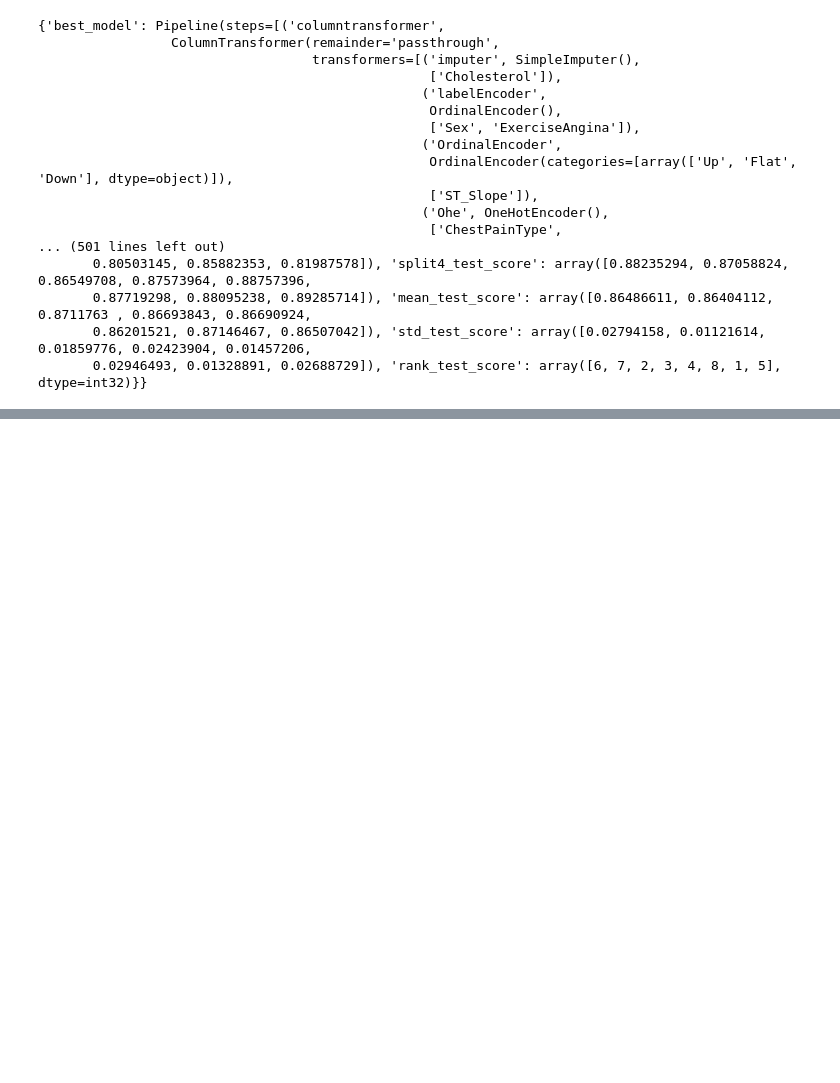
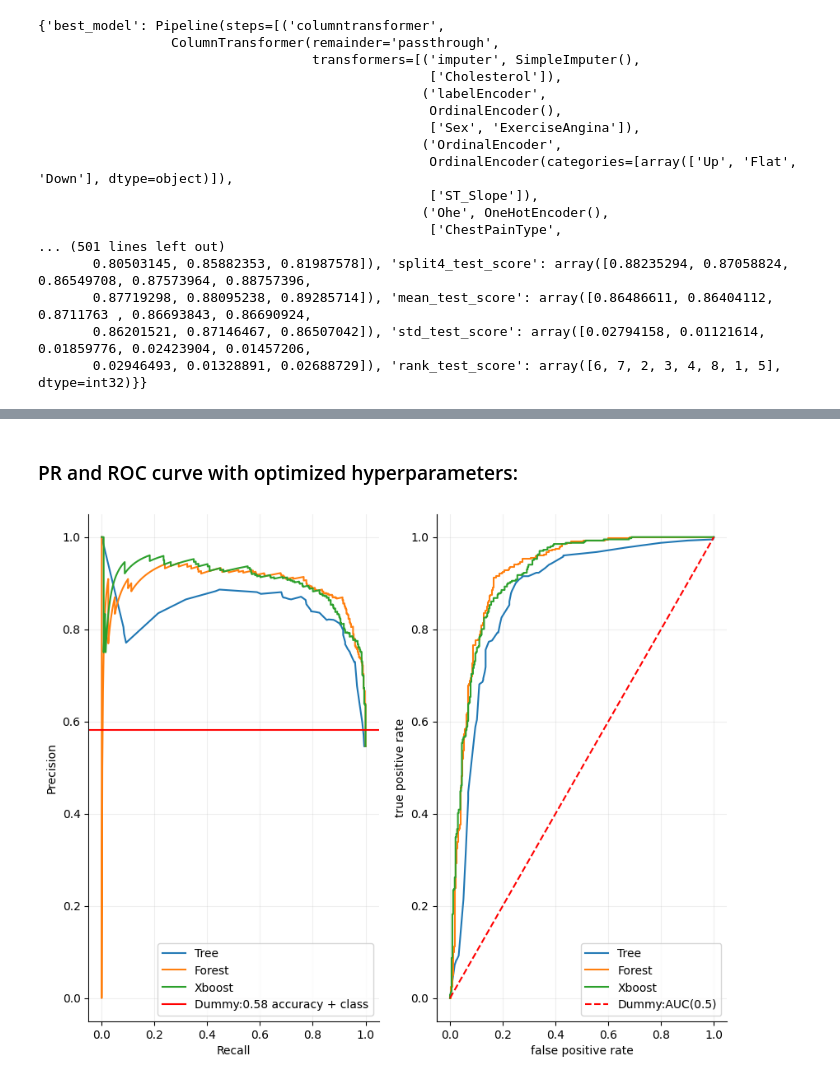
Before and after one commit to Luka-998/ml-concepts-visualized, a Jupyter notebook: DecisionTrees/03_HeartDataCompletePipeline.ipynb, the cells around one changed output, grey strips where cells are left out. Saved outputs shown, nothing was run; the diff lists cells and outputs as text; code cells hidden in the pictures; blank space fills up the shorter version.

```diff
--- a/DecisionTrees/03_HeartDataCompletePipeline.ipynb
+++ b/DecisionTrees/03_HeartDataCompletePipeline.ipynb
@@ -824,0 +561,6 @@ collect_df_optimized.sort_values(by='f1',ascending=False,axis=1)
+# %% [markdown]
+### PR and ROC curve with optimized hyperparameters:
+# %%
+p = plot_curves(best_models,y_train,probas_2)
+# %% [output]
+[figure, added]
```
Also changed, not shown: parts of 80 cells of this notebook.
